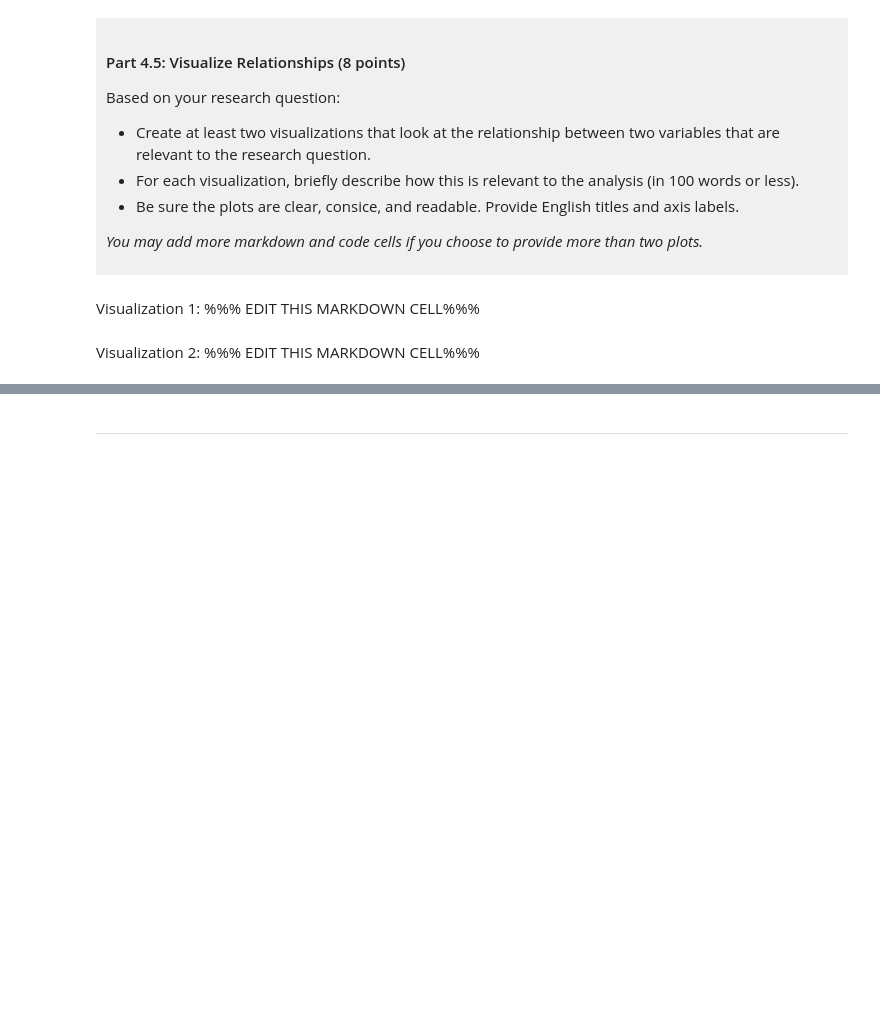
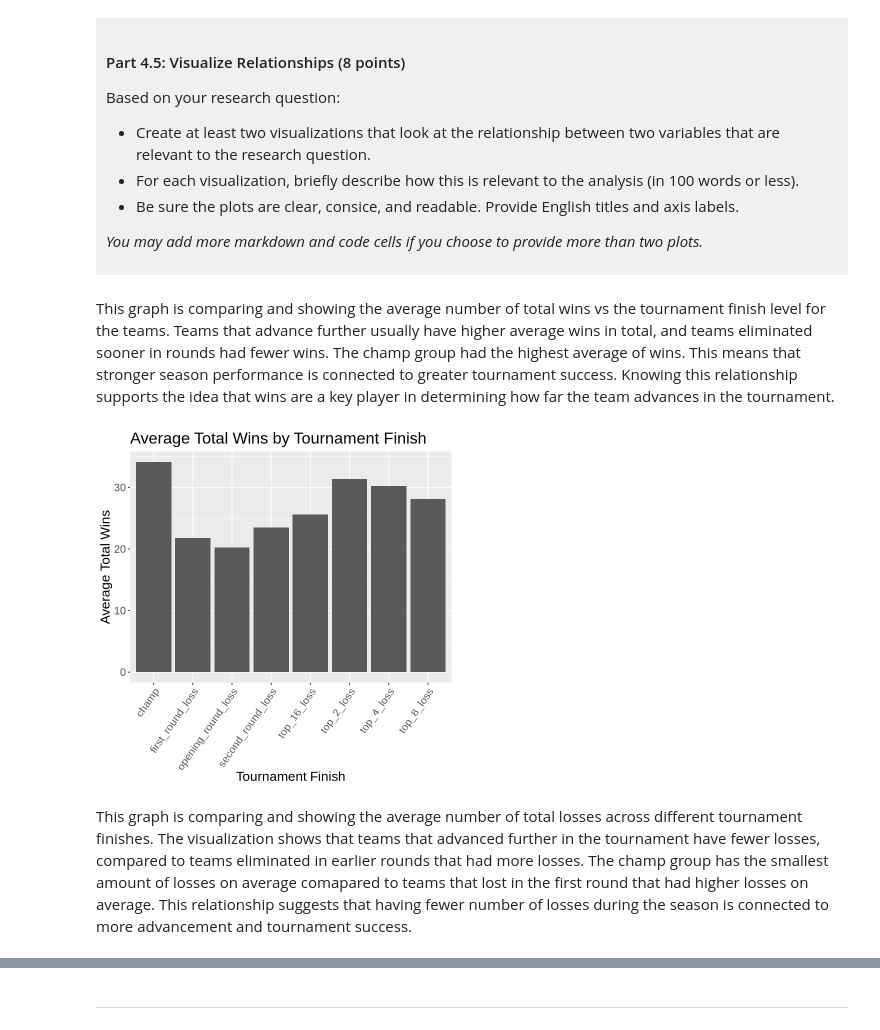
Before and after one commit to aysan07/dsci-100-project-aysan-abbaszadeh, a Jupyter notebook: dsci-100-project-notebook.ipynb, the cells around one changed output, grey strips where cells are left out. Saved outputs shown, nothing was run; the diff lists cells and outputs as text; code cells hidden in the pictures; blank space fills up the shorter version.

```diff
--- a/dsci-100-project-notebook.ipynb
+++ b/dsci-100-project-notebook.ipynb
@@ -273,9 +363,22 @@ Based on your research question:
 *You may add more markdown and code cells if you choose to provide more than two plots.*
 </div>
 # %% [markdown]
-Visualization 1: %%% EDIT THIS MARKDOWN CELL%%%
+This graph is comparing and showing the average number of total wins vs the tournament finish level for the teams. Teams that advance further usually have higher average wins in total, and teams eliminated sooner in rounds had fewer wins. The champ group had the highest average of wins. This means that stronger season performance is connected to greater tournament success. Knowing this relationship supports the idea that wins are a key player in determining how far the team advances in the tournament.
 # %%
-### EDIT THIS CODE CELL FOR VISUALIZATION 1###
+mean_wins <- tidy_data_marchmadness |>
+group_by(tourney_finish) |>
+summarise(mean_wins = mean(total_wins))
+
+plot_bar_win_tourney<- ggplot(mean_wins, aes(x = tourney_finish, y = mean_wins)) +
+geom_bar(stat = "identity") +
+labs(title = "Average Total Wins by Tournament Finish",
+     x = "Tournament Finish",
+     y = "Average Total Wins") +
+  theme(axis.text.x = element_text(angle = 55,hjust = 1))+
+theme(text = element_text(size = 16))
+plot_bar_win_tourney
+# %% [output]
+[figure, added]
 # %% [markdown]
-Visualization 2: %%% EDIT THIS MARKDOWN CELL%%%
+This graph is comparing and showing the average number of total losses across different tournament finishes. The visualization shows that teams that advanced further in the tournament have fewer losses, compared to teams eliminated in earlier rounds that had more losses. The champ group has the smallest amount of losses on average comapared to teams that lost in the first round that had higher losses on average. This relationship suggests that having fewer number of losses during the season is connected to more advancement and tournament success.
 # %%
```
Also changed, not shown: parts of 11 cells of this notebook.
